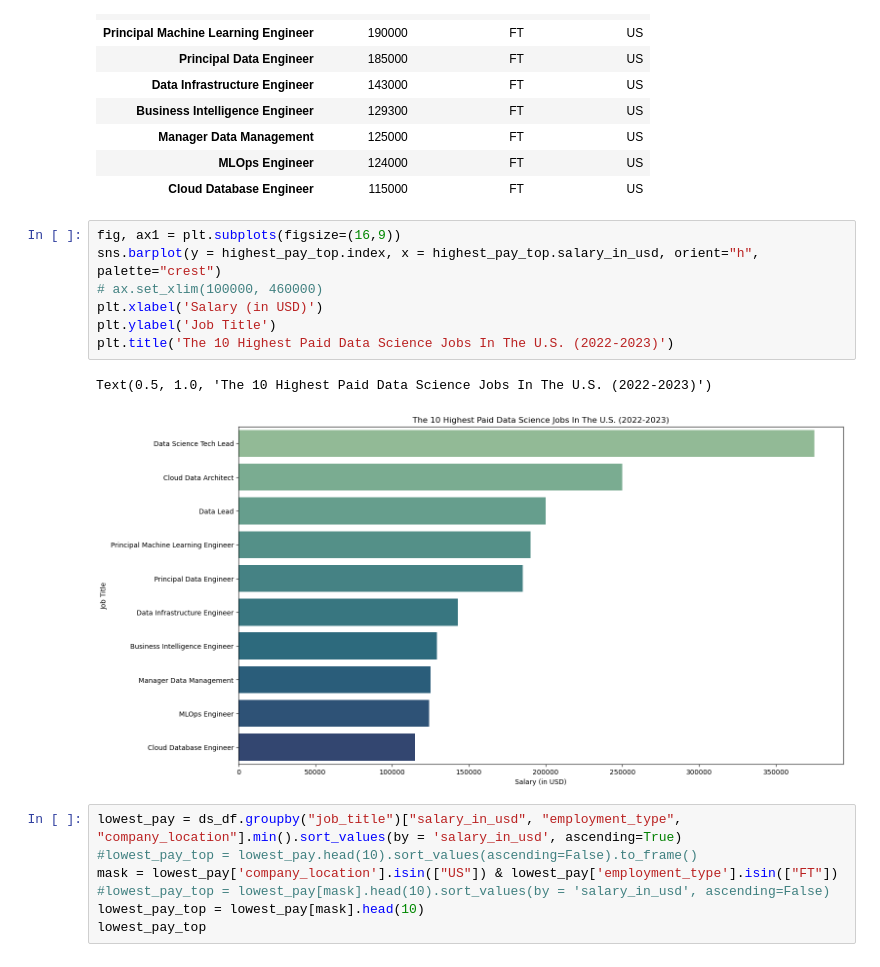
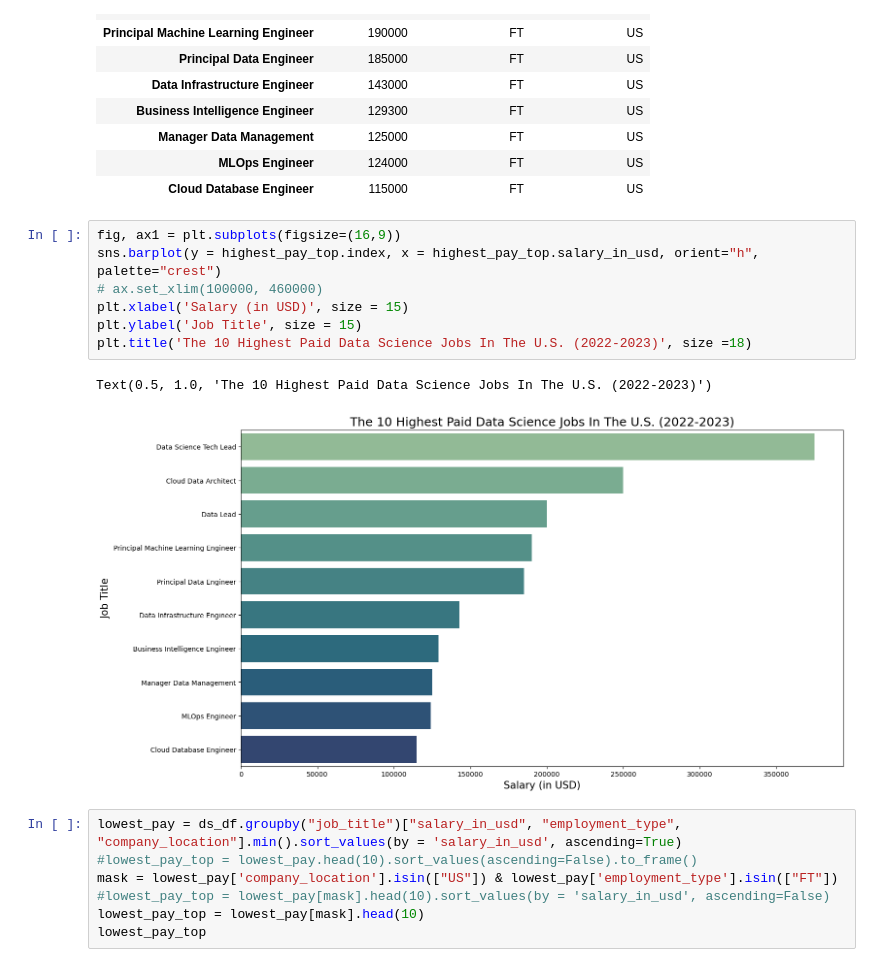
Before and after one commit to joshlynj/ds_salaries, a Jupyter notebook: notebooks/eda.ipynb, the cells around one changed output. Saved outputs shown, nothing was run; the diff lists cells and outputs as text.

```diff
--- a/notebooks/eda.ipynb
+++ b/notebooks/eda.ipynb
@@ -196,13 +196,13 @@ highest_pay_top
 # %%
 fig, ax1 = plt.subplots(figsize=(16,9))
 sns.barplot(y = highest_pay_top.index, x = highest_pay_top.salary_in_usd, orient="h", palette="crest")
 # ax.set_xlim(100000, 460000)
-plt.xlabel('Salary (in USD)')
-plt.ylabel('Job Title')
-plt.title('The 10 Highest Paid Data Science Jobs In The U.S. (2022-2023)')
+plt.xlabel('Salary (in USD)', size = 15)
+plt.ylabel('Job Title', size = 15)
+plt.title('The 10 Highest Paid Data Science Jobs In The U.S. (2022-2023)', size =18)
 # %% [output]
 Text(0.5, 1.0, 'The 10 Highest Paid Data Science Jobs In The U.S. (2022-2023)')
-[figure, old version]
+[figure, new version]
 # %%
 lowest_pay = ds_df.groupby("job_title")["salary_in_usd", "employment_type", "company_location"].min().sort_values(by = 'salary_in_usd', ascending=True)
 #lowest_pay_top = lowest_pay.head(10).sort_values(ascending=False).to_frame()
```
Also changed, not shown: parts of 4 cells of this notebook.
